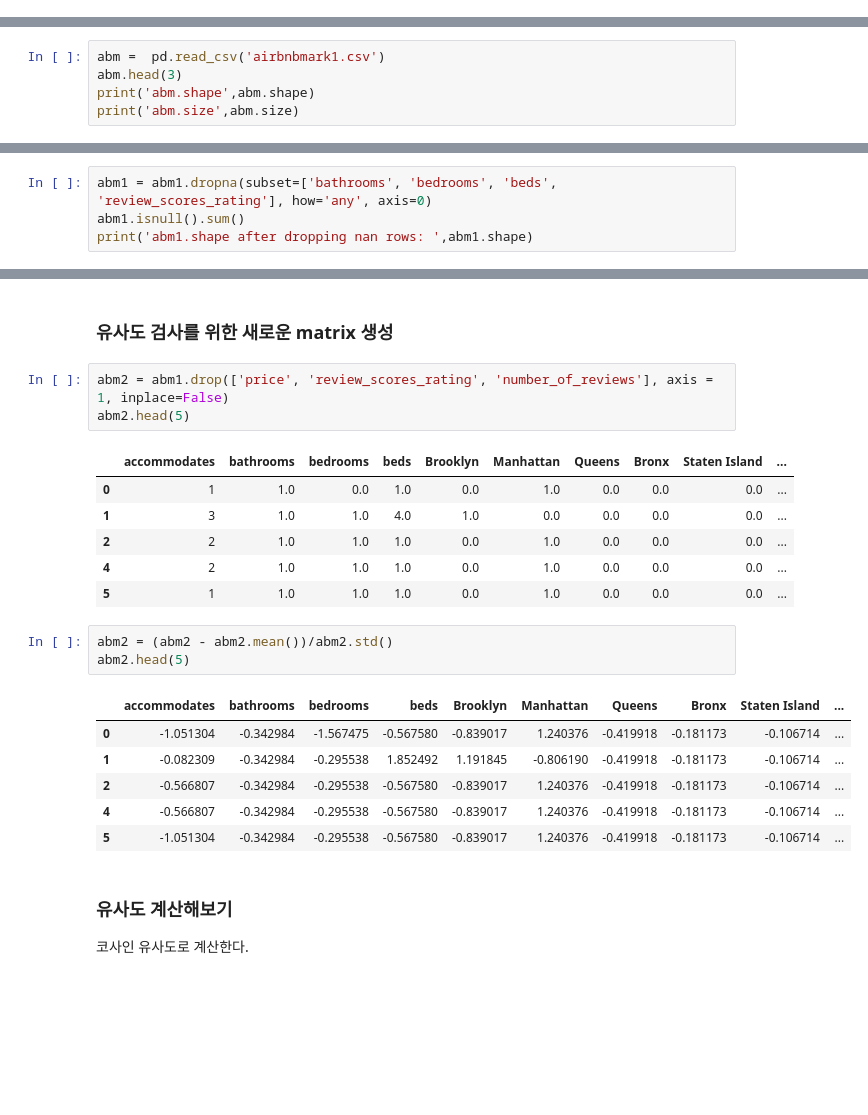
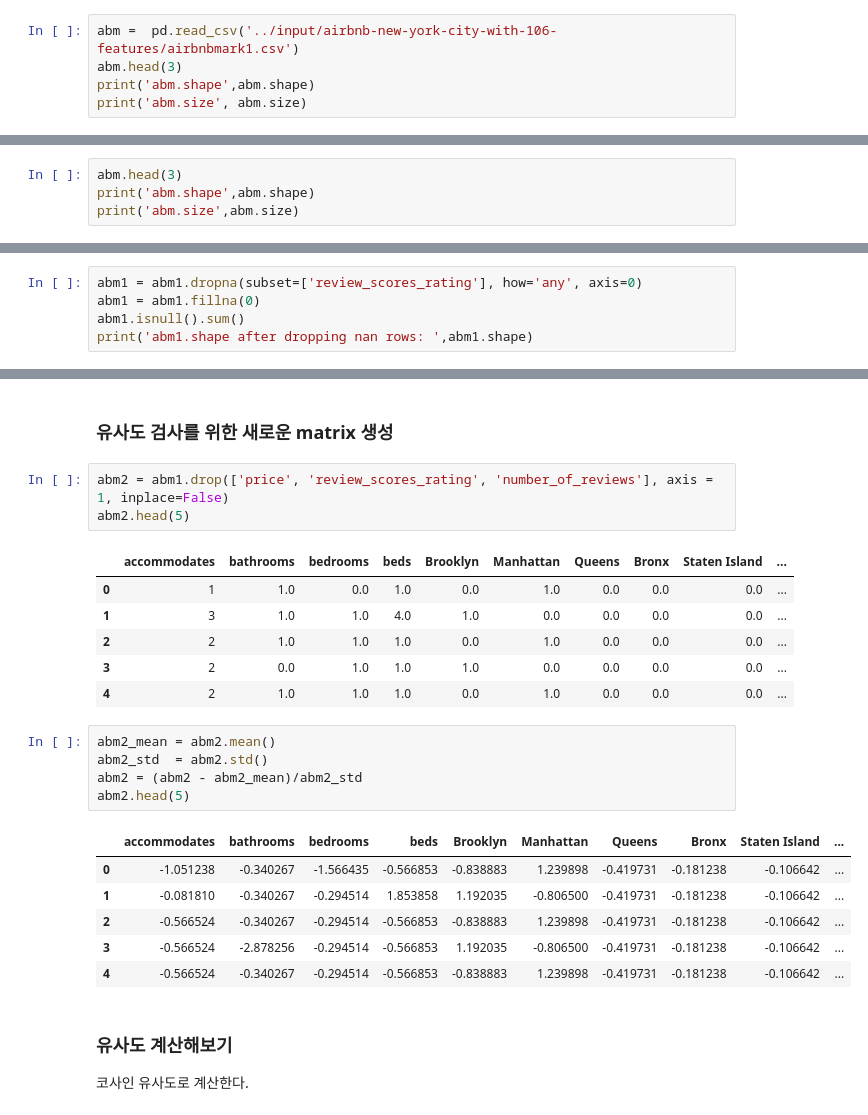
Before and after one commit to whitw/CAUBigdata, a Jupyter notebook: big-data-team-17-cau.ipynb, the cells around one changed output, grey strips where cells are left out. Drawn from its saved outputs; the diff is of its cells as text; blank space fills up the shorter version.

```diff
--- a/big-data-team-17-cau.ipynb
+++ b/big-data-team-17-cau.ipynb
@@ -59,3 +59,8 @@ import sklearn.metrics
 
 pd.options.display.max_rows = 200
 pd.options.display.max_columns = 50
+# %%
+abm =  pd.read_csv('../input/airbnb-new-york-city-with-106-features/airbnbmark1.csv')
+abm.head(3)
+print('abm.shape',abm.shape)
+print('abm.size', abm.size)
@@ -62,5 +75,4 @@ pd.options.display.max_columns = 50
 # %%
-abm =  pd.read_csv('airbnbmark1.csv')
 abm.head(3)
 print('abm.shape',abm.shape)
 print('abm.size',abm.size)
@@ -126,7 +138,8 @@ number_of_reviews                   0
 amenities                           0
 dtype: int64
 # %%
-abm1 = abm1.dropna(subset=['bathrooms', 'bedrooms', 'beds', 'review_scores_rating'], how='any', axis=0)
+abm1 = abm1.dropna(subset=['review_scores_rating'], how='any', axis=0)
+abm1 = abm1.fillna(0)
 abm1.isnull().sum()
 print('abm1.shape after dropping nan rows: ',abm1.shape)
 # %% [output]
@@ -453,18 +463,20 @@ abm2.head(5)
 | 0 | 1 | 1.0 | 0.0 | 1.0 | 0.0 | 1.0 | 0.0 | 0.0 | 0.0 | ... |
 | 1 | 3 | 1.0 | 1.0 | 4.0 | 1.0 | 0.0 | 0.0 | 0.0 | 0.0 | ... |
 | 2 | 2 | 1.0 | 1.0 | 1.0 | 0.0 | 1.0 | 0.0 | 0.0 | 0.0 | ... |
+| 3 | 2 | 0.0 | 1.0 | 1.0 | 1.0 | 0.0 | 0.0 | 0.0 | 0.0 | ... |
 | 4 | 2 | 1.0 | 1.0 | 1.0 | 0.0 | 1.0 | 0.0 | 0.0 | 0.0 | ... |
-| 5 | 1 | 1.0 | 1.0 | 1.0 | 0.0 | 1.0 | 0.0 | 0.0 | 0.0 | ... |
 # %%
-abm2 = (abm2 - abm2.mean())/abm2.std()
+abm2_mean = abm2.mean()
+abm2_std  = abm2.std()
+abm2 = (abm2 - abm2_mean)/abm2_std
 abm2.head(5)
 # %% [output]
 |  | accommodates | bathrooms | bedrooms | beds | Brooklyn | Manhattan | Queens | Bronx | Staten Island | ... |
-| 0 | -1.051304 | -0.342984 | -1.567475 | -0.567580 | -0.839017 | 1.240376 | -0.419918 | -0.181173 | -0.106714 | ... |
-| 1 | -0.082309 | -0.342984 | -0.295538 | 1.852492 | 1.191845 | -0.806190 | -0.419918 | -0.181173 | -0.106714 | ... |
-| 2 | -0.566807 | -0.342984 | -0.295538 | -0.567580 | -0.839017 | 1.240376 | -0.419918 | -0.181173 | -0.106714 | ... |
-| 4 | -0.566807 | -0.342984 | -0.295538 | -0.567580 | -0.839017 | 1.240376 | -0.419918 | -0.181173 | -0.106714 | ... |
-| 5 | -1.051304 | -0.342984 | -0.295538 | -0.567580 | -0.839017 | 1.240376 | -0.419918 | -0.181173 | -0.106714 | ... |
+| 0 | -1.051238 | -0.340267 | -1.566435 | -0.566853 | -0.838883 | 1.239898 | -0.419731 | -0.181238 | -0.106642 | ... |
+| 1 | -0.081810 | -0.340267 | -0.294514 | 1.853858 | 1.192035 | -0.806500 | -0.419731 | -0.181238 | -0.106642 | ... |
+| 2 | -0.566524 | -0.340267 | -0.294514 | -0.566853 | -0.838883 | 1.239898 | -0.419731 | -0.181238 | -0.106642 | ... |
+| 3 | -0.566524 | -2.878256 | -0.294514 | -0.566853 | 1.192035 | -0.806500 | -0.419731 | -0.181238 | -0.106642 | ... |
+| 4 | -0.566524 | -0.340267 | -0.294514 | -0.566853 | -0.838883 | 1.239898 | -0.419731 | -0.181238 | -0.106642 | ... |
 # %% [markdown]
 ### 유사도 계산해보기
 코사인 유사도로 계산한다.
```
Also changed, not shown: parts of 49 cells of this notebook.
